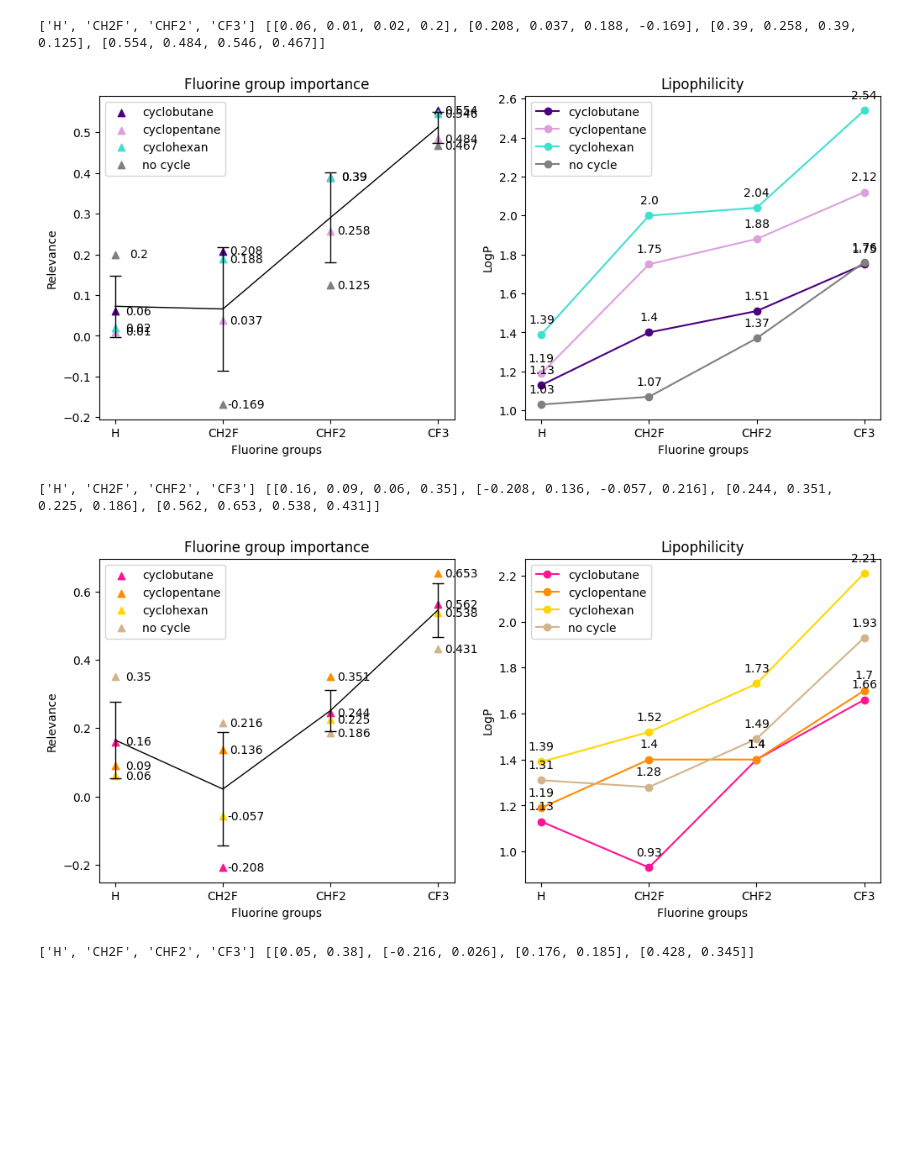
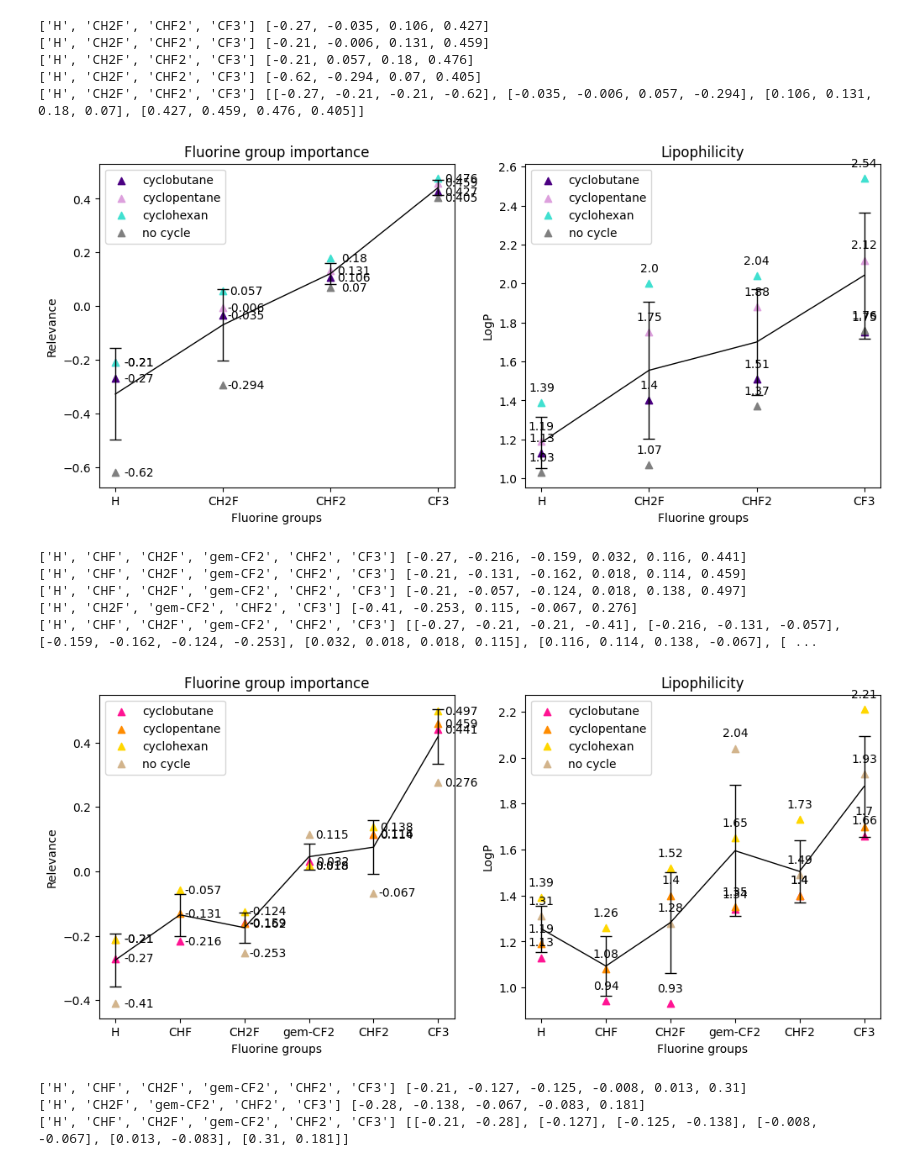
Before and after one commit to blackthorn-ai/XAI_Chem, a Jupyter notebook: ml_part/lrp/logP/notebooks/relevances_grouped.ipynb, the cells around one changed output. Saved outputs shown, nothing was run; the diff lists cells and outputs as text; code cells hidden in the pictures; blank space fills up the shorter version.

```diff
--- a/ml_part/lrp/logP/notebooks/relevances_grouped.ipynb
+++ b/ml_part/lrp/logP/notebooks/relevances_grouped.ipynb
@@ -214,8 +238,8 @@ for distance_global in range(1, 4):
 
     fig, ((ax1, ax2)) = plt.subplots(1, 2, figsize=(12, 5))
 
-    X_optimal = ['H', 'CH2F', 'CHF2', 'CF3']
-    # X_optimal = ['H', 'CHF', 'CH2F', 'gem-CF2', 'CHF2', 'CF3']
+    # X_optimal = ['H', 'CH2F', 'CHF2', 'CF3']
+    X_optimal = ['H', 'CHF', 'CH2F', 'gem-CF2', 'CHF2', 'CF3']
     for SMILES, distance in smiles_to_distance_to_nitrogen.items():
         logP_value = SMILES_to_logP[SMILES]
 
@@ -367,8 +391,8 @@ for distance_global in range(1, 4):
 
     fig, ((ax1, ax2)) = plt.subplots(1, 2, figsize=(12, 5))
 
-    X_optimal = ['H', 'CH2F', 'CHF2', 'CF3']
-    # X_optimal = ['H', 'CHF', 'CH2F', 'gem-CF2', 'CHF2', 'CF3']
+    # X_optimal = ['H', 'CH2F', 'CHF2', 'CF3']
+    X_optimal = ['H', 'CHF', 'CH2F', 'gem-CF2', 'CHF2', 'CF3']
     for SMILES, distance in smiles_to_distance_to_nitrogen.items():
         logP_value = SMILES_to_logP[SMILES]
 
@@ -421,56 +445,81 @@ for distance_global in range(1, 4):
                 methane_logP[distance_global][f_group] = [SMILES_to_logP[SMILES]]
             # print("methane", f_group, SMILES, logP_value, relevances_fluorine[SMILES])
 
-    X, Y = [f_group for f_group in X_optimal], []
+    X, Y, Y_logP = [], [], []
     Y_dict = {f_group: [] for f_group in X_optimal}
+    Y_logP_dict = {f_group: [] for f_group in X_optimal}
     for molecule_group, color, label, logP_dict in [(cyclobutane, cyclobutane_color, cyclobutane_name, cyclobutane_logP),
                                                     (cyclopentane, cyclopentane_color, cyclopentane_name, cyclopentane_logP),
                                                     (cyclohexan, cyclohexan_color, cyclohexan_name, cyclohexan_logP),
-                                                    (methane, methane_color, methane_name, methane_logP)]:
-        y_relevance, y_logP = [], []
+                                                    (methane, methane_color, methane_name, methane_logP)
+                                                    ]:
+        y_relevance, y_logP, X_local = [], [], []
         if distance_global not in molecule_group:
             continue
 
         for f_group_optimal in X_optimal:
             if f_group_optimal not in molecule_group[distance_global]:
                 continue
+            X_local.append(f_group_optimal)
 
             Y_dict[f_group_optimal].append(sum(molecule_group[distance_global][f_group_optimal]) / len(molecule_group[distance_global][f_group_optimal]))
             y_relevance.append(sum(molecule_group[distance_global][f_group_optimal]) / len(molecule_group[distance_global][f_group_optimal]))
+            Y_logP_dict[f_group_optimal].append(sum(logP_dict[distance_global][f_group_optimal]) / len(logP_dict[distance_global][f_group_optimal]))
             y_logP.append(sum(logP_dict[distance_global][f_group_optimal]) / len(logP_dict[distance_global][f_group_optimal]))
 
-        ax1.scatter(X, y_relevance, marker='^', linestyle='-', color=color[distance_global], label=label)
-        for i in range(len(X)):
-            ax1.annotate(f"{str(y_relevance[i])}", (X[i], y_relevance[i]), xytext=(20, -3), textcoords='offset points', ha='center')
+        print(X_local, y_relevance)
+        ax1.scatter(X_local, y_relevance, marker='^', linestyle='-', color=color[distance_global], label=label)
+        for i in range(len(X_local)):
+            ax1.annotate(f"{str(y_relevance[i])}", (X_local[i], y_relevance[i]), xytext=(20, -3), textcoords='offset points', ha='center')
         ax1.legend()
 
-        ax2.plot(X, y_logP, marker='o', linestyle='-', color=color[distance_global], label=label)
-        for i in range(len(X)):
-            ax2.annotate(f"{str(y_logP[i])}", (X[i], y_logP[i]), xytext=(0, 10), textcoords='offset points', ha='center')
+        ax2.scatter(X_local, y_logP, marker='^', linestyle='-', color=color[distance_global], label=label)
+        for i in range(len(X_local)):
+            ax2.annotate(f"{str(y_logP[i])}", (X_local[i], y_logP[i]), xytext=(0, 10), textcoords='offset points', ha='center')
         ax2.legend()
-    ax2.set_xlabel("Fluorine groups")
-    ax2.set_ylabel("LogP")
-    ax2.set_title("Lipophilicity")
+
 
     for f_group_name, relevances in Y_dict.items():
-        Y.append(relevances)
+        if relevances != []:
+            X.append(f_group_name)
+            Y.append(relevances)
+            Y_logP.append(Y_logP_dict[f_group_name])
 
     print(X, Y)
-    mean_Y = np.mean(Y, axis=1)
-
-    std_deviation_Y = np.std(Y, axis=1)
+    mean_Y = [np.array(i).mean() for i in Y]
+    std_deviation_Y = [np.array(i).std() for i in Y]
 
     ax1.plot(X, mean_Y, linestyle='-', color="black", label=label, linewidth=1)
     for i in range(len(X)):
         ax1.errorbar(X[i], mean_Y[i], yerr=std_deviation_Y[i], color='black', capsize=5, elinewidth=1, markeredgewidth=1)
     ax1.set_xlabel("Fluorine groups")
     ax1.set_ylabel("Relevance")
     ax1.set_title("Fluorine group importance")
 
+    mean_logP_Y = [np.array(i).mean() for i in Y_logP]
+    std_deviation_logP_Y = [np.array(i).std() for i in Y_logP]
+
+    ax2.plot(X, mean_logP_Y, linestyle='-', color="black", label=label, linewidth=1)
+    for i in range(len(X)):
+        ax2.errorbar(X[i], mean_logP_Y[i], yerr=std_deviation_logP_Y[i], color='black', capsize=5, elinewidth=1, markeredgewidth=1)
+    ax2.set_xlabel("Fluorine groups")
+    ax2.set_ylabel("LogP")
+    ax2.set_title("Lipophilicity")
+
     plt.show()
 # %% [output]
-['H', 'CH2F', 'CHF2', 'CF3'] [[0.06, 0.01, 0.02, 0.2], [0.208, 0.037, 0.188, -0.169], [0.39, 0.258, 0.39, 0.125], [0.554, 0.484, 0.546, 0.467]]
+['H', 'CH2F', 'CHF2', 'CF3'] [-0.27, -0.035, 0.106, 0.427]
+['H', 'CH2F', 'CHF2', 'CF3'] [-0.21, -0.006, 0.131, 0.459]
+['H', 'CH2F', 'CHF2', 'CF3'] [-0.21, 0.057, 0.18, 0.476]
+['H', 'CH2F', 'CHF2', 'CF3'] [-0.62, -0.294, 0.07, 0.405]
+['H', 'CH2F', 'CHF2', 'CF3'] [[-0.27, -0.21, -0.21, -0.62], [-0.035, -0.006, 0.057, -0.294], [0.106, 0.131, 0.18, 0.07], [0.427, 0.459, 0.476, 0.405]]
-[figure, old version]
+[figure, new version]
-['H', 'CH2F', 'CHF2', 'CF3'] [[0.16, 0.09, 0.06, 0.35], [-0.208, 0.136, -0.057, 0.216], [0.244, 0.351, 0.225, 0.186], [0.562, 0.653, 0.538, 0.431]]
+['H', 'CHF', 'CH2F', 'gem-CF2', 'CHF2', 'CF3'] [-0.27, -0.216, -0.159, 0.032, 0.116, 0.441]
+['H', 'CHF', 'CH2F', 'gem-CF2', 'CHF2', 'CF3'] [-0.21, -0.131, -0.162, 0.018, 0.114, 0.459]
+['H', 'CHF', 'CH2F', 'gem-CF2', 'CHF2', 'CF3'] [-0.21, -0.057, -0.124, 0.018, 0.138, 0.497]
+['H', 'CH2F', 'gem-CF2', 'CHF2', 'CF3'] [-0.41, -0.253, 0.115, -0.067, 0.276]
+['H', 'CHF', 'CH2F', 'gem-CF2', 'CHF2', 'CF3'] [[-0.27, -0.21, -0.21, -0.41], [-0.216, -0.131, -0.057], [-0.159, -0.162, -0.124, -0.253], [0.032, 0.018, 0.018, 0.115], [0.116, 0.114, 0.138, -0.067], [ ...
-[figure, old version]
+[figure, new version]
-['H', 'CH2F', 'CHF2', 'CF3'] [[0.05, 0.38], [-0.216, 0.026], [0.176, 0.185], [0.428, 0.345]]
+['H', 'CHF', 'CH2F', 'gem-CF2', 'CHF2', 'CF3'] [-0.21, -0.127, -0.125, -0.008, 0.013, 0.31]
+['H', 'CH2F', 'gem-CF2', 'CHF2', 'CF3'] [-0.28, -0.138, -0.067, -0.083, 0.181]
+['H', 'CHF', 'CH2F', 'gem-CF2', 'CHF2', 'CF3'] [[-0.21, -0.28], [-0.127], [-0.125, -0.138], [-0.008, -0.067], [0.013, -0.083], [0.31, 0.181]]
```
Also changed, not shown: parts of 5 cells of this notebook, 23 other files.
